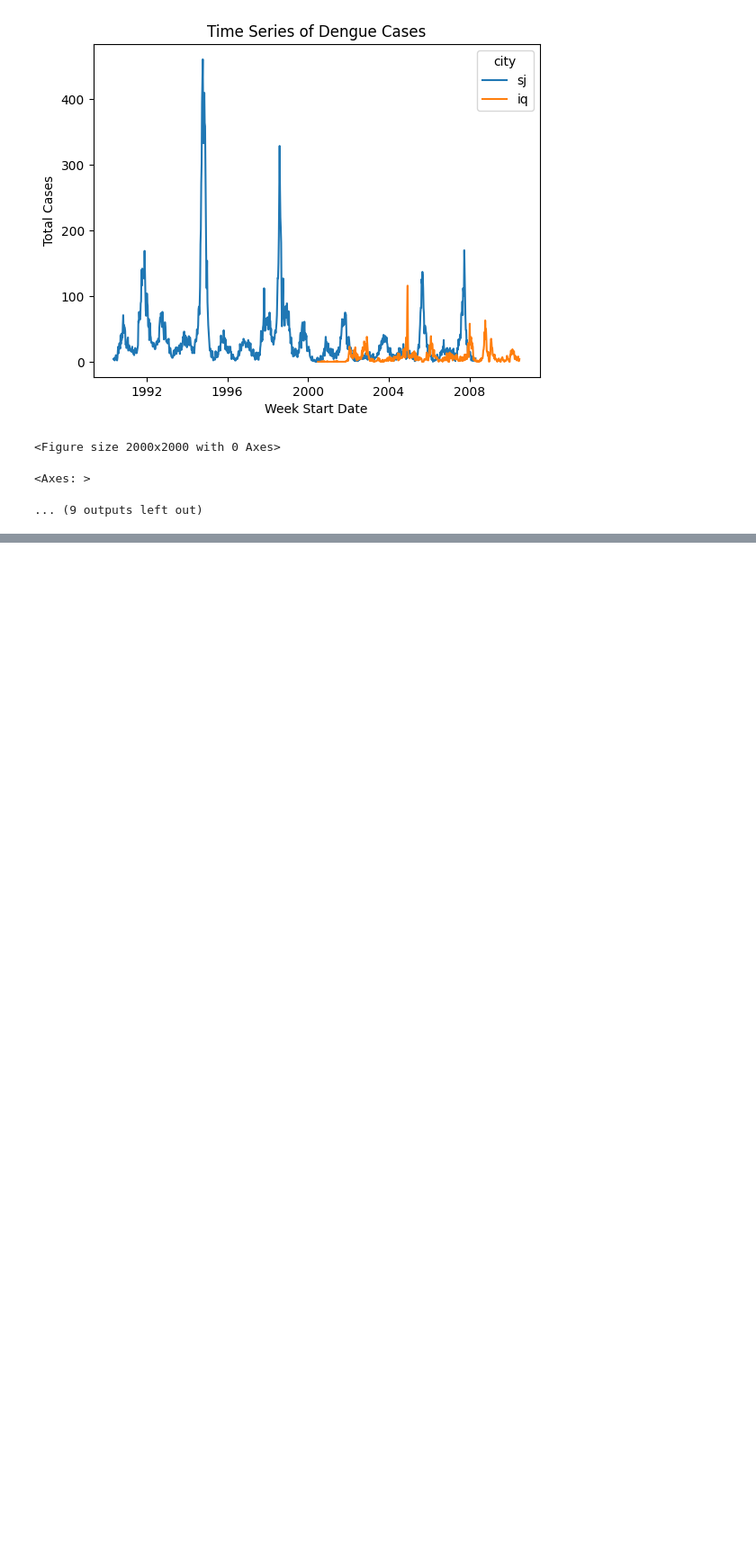
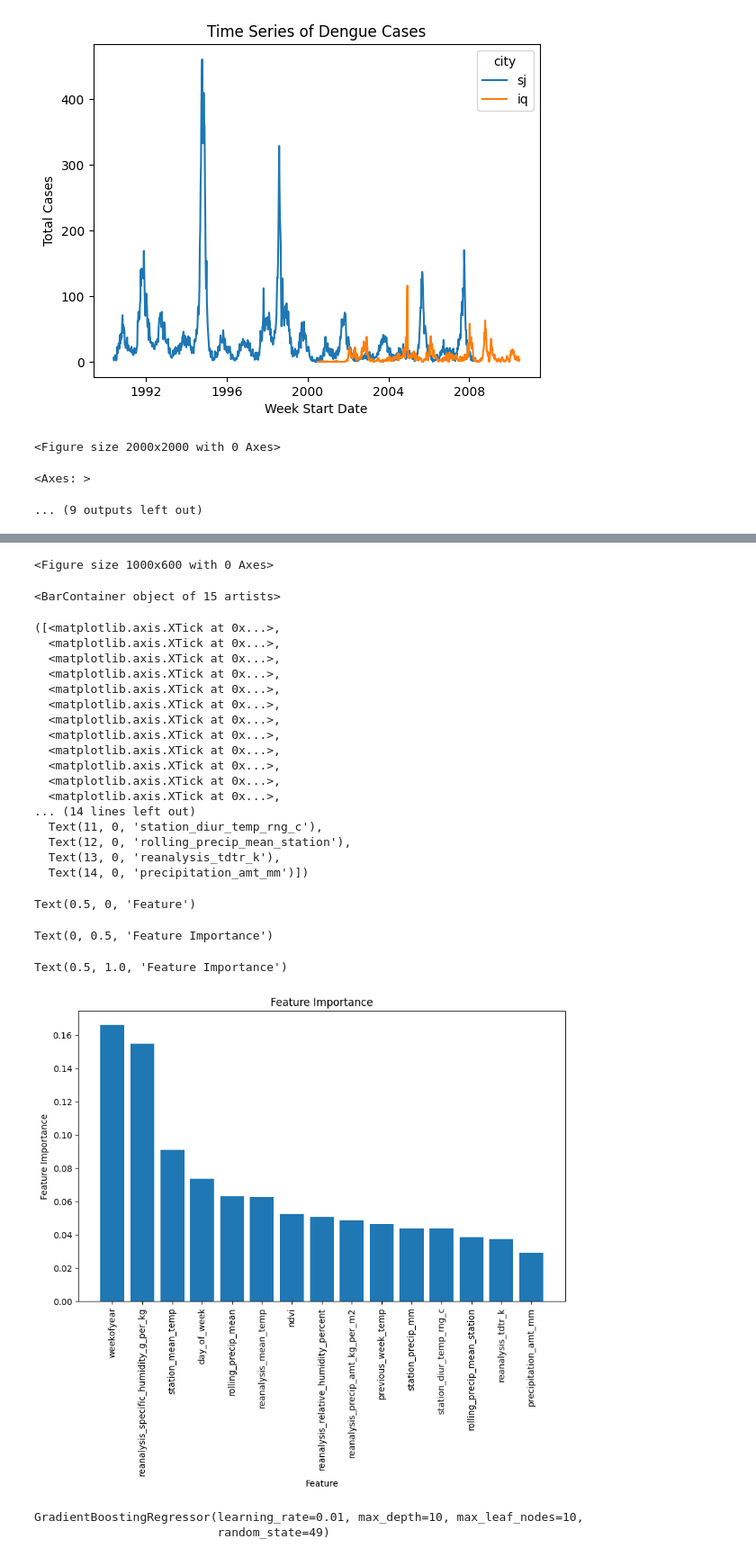
Before and after one commit to RatnasriNilakshan/DengAl, a Jupyter notebook: DengAI.ipynb, the cells around one changed output, grey strips where cells are left out. Shown at 90% size. Cells and saved outputs as stored; diff of their text form; code cells hidden in the pictures; blank space fills up the shorter version.

```diff
--- a/DengAI.ipynb
+++ b/DengAI.ipynb
@@ -567,31 +713,58 @@ Root Mean Squared Error (RMSE): 43.91128142095924
 # %%
-# # Get feature names
-# feature_names = San_Juan_X_train.columns
+# Get feature names
+feature_names = San_Juan_X_train.columns
 
-# # Get feature importances
-# feature_importance = rf_model.feature_importances_
+# Get feature importances
+feature_importance = rf_model.feature_importances_
 
-# # Sort feature importances and corresponding feature names
-# sorted_idx = np.argsort(feature_importance)[::-1]
-# sorted_feature_names = feature_names[sorted_idx]
+# Sort feature importances and corresponding feature names
+sorted_idx = np.argsort(feature_importance)[::-1]
+sorted_feature_names = feature_names[sorted_idx]
 
-# # Plot feature importances
-# plt.figure(figsize=(10, 6))
-# plt.bar(range(San_Juan_X_train.shape[1]), feature_importance[sorted_idx], align='center')
-# plt.xticks(range(San_Juan_X_train.shape[1]), sorted_feature_names, rotation=90)
-# plt.xlabel('Feature')
-# plt.ylabel('Feature Importance')
-# plt.title('Feature Importance')
-# plt.show()
+# Plot feature importances
+plt.figure(figsize=(10, 6))
+plt.bar(range(San_Juan_X_train.shape[1]), feature_importance[sorted_idx], align='center')
+plt.xticks(range(San_Juan_X_train.shape[1]), sorted_feature_names, rotation=90)
+plt.xlabel('Feature')
+plt.ylabel('Feature Importance')
+plt.title('Feature Importance')
+plt.show()
+# %% [output]
+<Figure size 1000x600 with 0 Axes>
+<BarContainer object of 15 artists>
+([<matplotlib.axis.XTick at 0x...>,
+  <matplotlib.axis.XTick at 0x...>,
+  <matplotlib.axis.XTick at 0x...>,
+  <matplotlib.axis.XTick at 0x...>,
+  <matplotlib.axis.XTick at 0x...>,
+  <matplotlib.axis.XTick at 0x...>,
+  <matplotlib.axis.XTick at 0x...>,
+  <matplotlib.axis.XTick at 0x...>,
+  <matplotlib.axis.XTick at 0x...>,
+  <matplotlib.axis.XTick at 0x...>,
+  <matplotlib.axis.XTick at 0x...>,
+  <matplotlib.axis.XTick at 0x...>,
+... (14 lines left out)
+  Text(11, 0, 'station_diur_temp_rng_c'),
+  Text(12, 0, 'rolling_precip_mean_station'),
+  Text(13, 0, 'reanalysis_tdtr_k'),
+  Text(14, 0, 'precipitation_amt_mm')])
+Text(0.5, 0, 'Feature')
+Text(0, 0.5, 'Feature Importance')
+Text(0.5, 1.0, 'Feature Importance')
+[figure, added]
 # %%
-# from sklearn.ensemble import GradientBoostingRegressor
+from sklearn.ensemble import GradientBoostingRegressor
 
-# # Initialize Gradient Boosting regressor
-# gbm_model = GradientBoostingRegressor(n_estimators=100, learning_rate=0.1, random_state=49)
+# Initialize Gradient Boosting regressor
+gbm_model = GradientBoostingRegressor(n_estimators=100, learning_rate=0.01, random_state=49,criterion='friedman_mse',max_depth=10,max_leaf_nodes=10)
 
-# # Fit the model
-# gbm_model.fit(San_Juan_X_train, San_Juan_y_train)
+# Fit the model
+gbm_model.fit(San_Juan_X_train, San_Juan_y_train)
 
-# # Make predictions
-# gbm_predictions = gbm_model.predict(San_Juan_X_test)
+# Make predictions
+gbm_predictions = gbm_model.predict(San_Juan_X_test)
+# %% [output]
+GradientBoostingRegressor(learning_rate=0.01, max_depth=10, max_leaf_nodes=10,
+                          random_state=49)
 # %%
```
Also changed, not shown: parts of 29 cells of this notebook.
